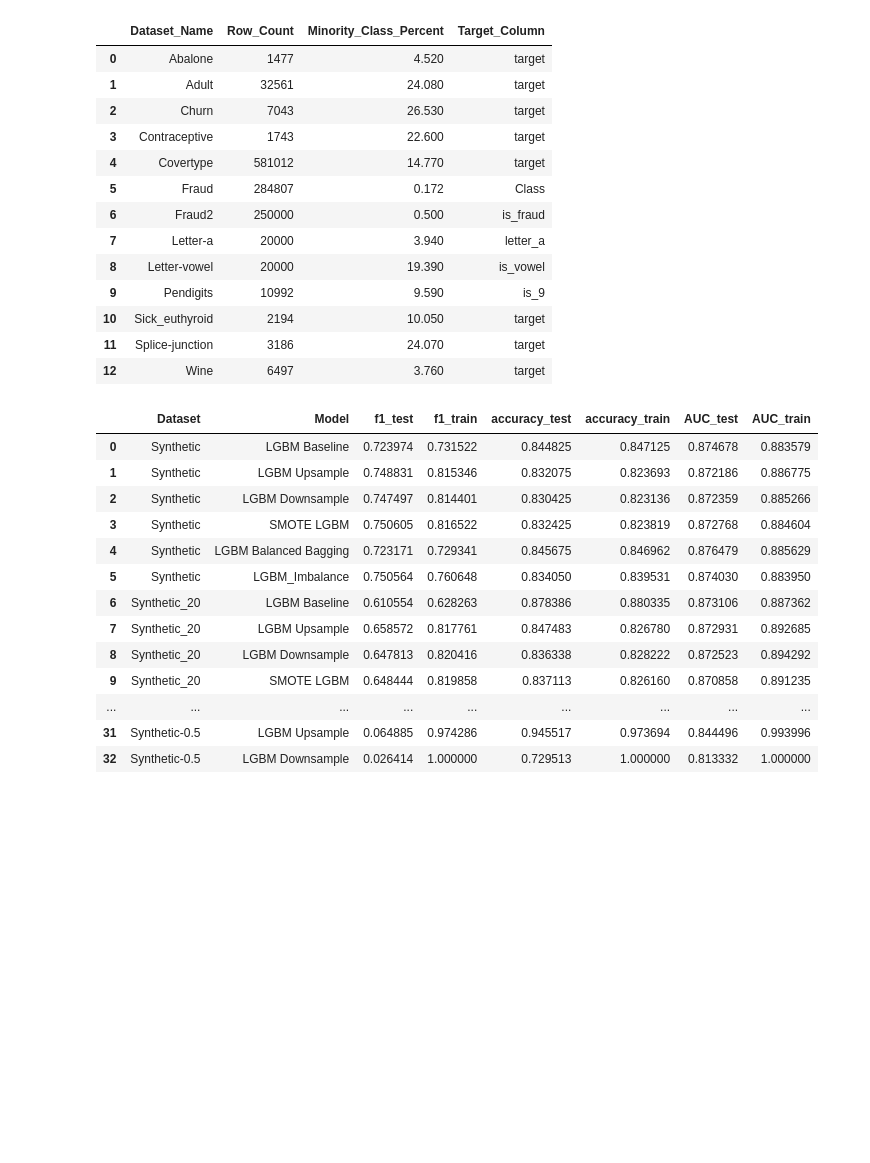
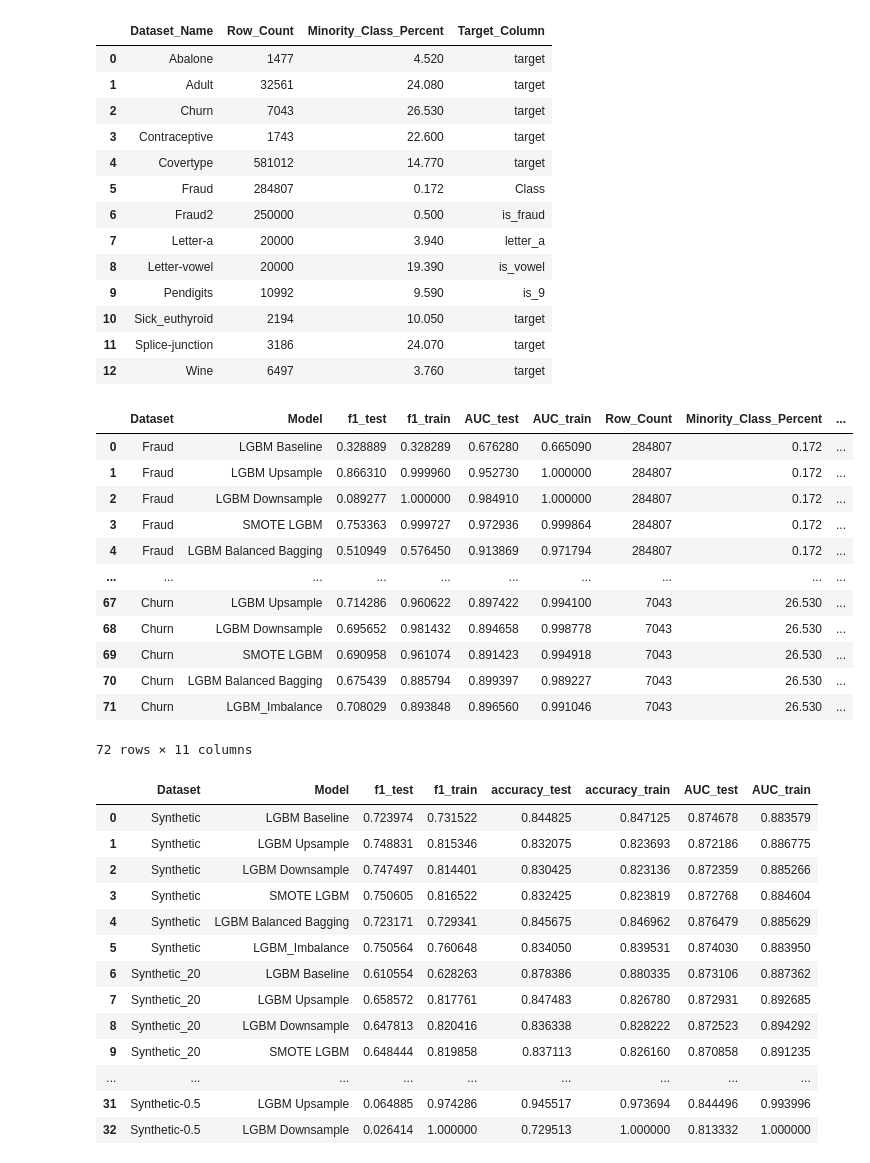
Before and after one commit to ADA-GWU/guidedresearchproject-ShamilShukurov, a Jupyter notebook: code/Results_Analysis.ipynb, the cells around one changed output. Drawn from its saved outputs; the diff is of its cells as text; code cells hidden in the pictures; blank space fills up the shorter version.

```diff
--- a/code/Results_Analysis.ipynb
+++ b/code/Results_Analysis.ipynb
@@ -52,6 +52,24 @@ res = exp_results1.merge(dataset_infos, left_on="Dataset",right_on="Dataset_Name
         columns=["Dataset_Name","accuracy_test","accuracy_train"])
 # %%
 res.to_excel(join(data_folder,"prepared_results.xlsx"))
+# %%
+exp_res = pd.read_excel(join(data_folder,"prepared_results.xlsx"))
+# %%
+exp_res
+# %% [output]
+|  | Dataset | Model | f1_test | f1_train | AUC_test | AUC_train | Row_Count | Minority_Class_Percent | ... |
+| 0 | Fraud | LGBM Baseline | 0.328889 | 0.328289 | 0.676280 | 0.665090 | 284807 | 0.172 | ... |
+| 1 | Fraud | LGBM Upsample | 0.866310 | 0.999960 | 0.952730 | 1.000000 | 284807 | 0.172 | ... |
+| 2 | Fraud | LGBM Downsample | 0.089277 | 1.000000 | 0.984910 | 1.000000 | 284807 | 0.172 | ... |
+| 3 | Fraud | SMOTE LGBM | 0.753363 | 0.999727 | 0.972936 | 0.999864 | 284807 | 0.172 | ... |
+| 4 | Fraud | LGBM Balanced Bagging | 0.510949 | 0.576450 | 0.913869 | 0.971794 | 284807 | 0.172 | ... |
+| ... | ... | ... | ... | ... | ... | ... | ... | ... | ... |
+| 67 | Churn | LGBM Upsample | 0.714286 | 0.960622 | 0.897422 | 0.994100 | 7043 | 26.530 | ... |
+| 68 | Churn | LGBM Downsample | 0.695652 | 0.981432 | 0.894658 | 0.998778 | 7043 | 26.530 | ... |
+| 69 | Churn | SMOTE LGBM | 0.690958 | 0.961074 | 0.891423 | 0.994918 | 7043 | 26.530 | ... |
+| 70 | Churn | LGBM Balanced Bagging | 0.675439 | 0.885794 | 0.899397 | 0.989227 | 7043 | 26.530 | ... |
+| 71 | Churn | LGBM_Imbalance | 0.708029 | 0.893848 | 0.896560 | 0.991046 | 7043 | 26.530 | ... |
+72 rows × 11 columns
 # %%
 exp_results_syn = pd.read_excel(join(data_folder,"synthetic_exp_results.xlsx"))
 # %%
```
Also changed, not shown: 2 other files.
